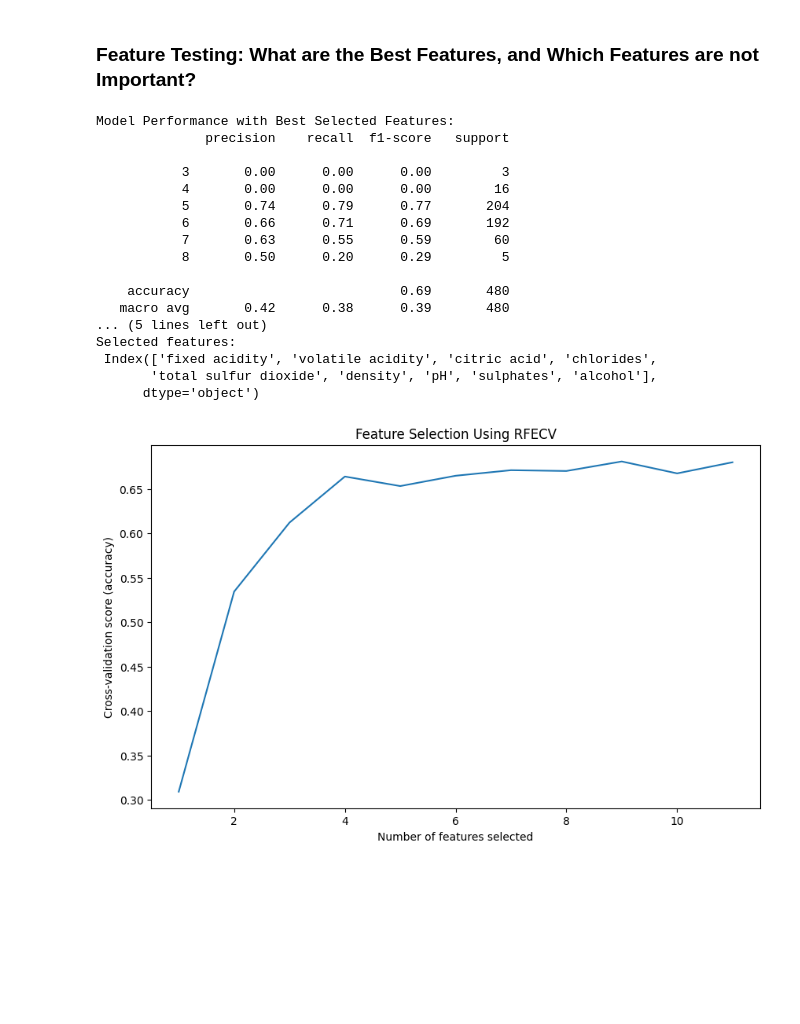
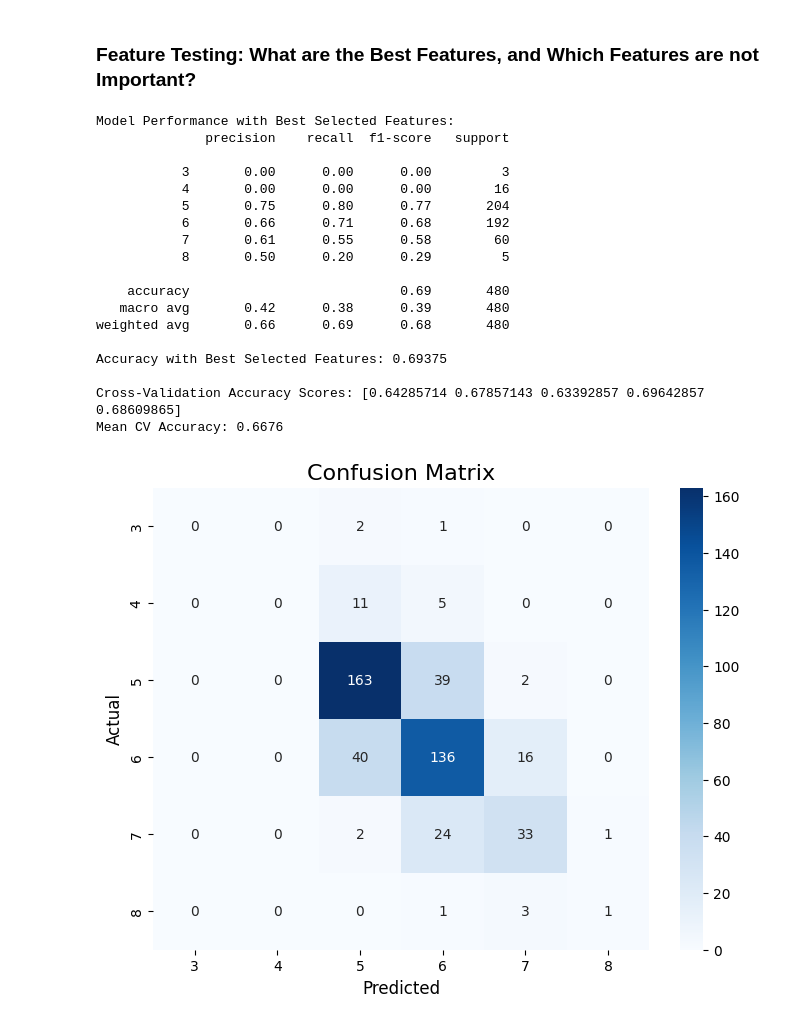
Before and after one commit to ktranfaglia1/DSCI470, a Jupyter notebook: Homework03/470_hw3.ipynb, the cells around one changed output. Cells and saved outputs as stored; diff of their text form; code cells hidden in the pictures; blank space fills up the shorter version.

```diff
--- a/Homework03/470_hw3.ipynb
+++ b/Homework03/470_hw3.ipynb
@@ -347,9 +419,13 @@ best_features = ['alcohol', 'total sulfur dioxide', 'sulphates', 'volatile acidi
 X_train_best = X_train[best_features]
 X_test_best = X_test[best_features]
 
+# Scale the data
+X_train_best_scaled = scaler.fit_transform(X_train_best)
+X_test_best_scaled = scaler.transform(X_test_best)
+
 # Train the model using only the selected features and make predictions on the test set
-best_rf.fit(X_train_best, y_train)
-rf_pred_best = best_rf.predict(X_test_best)
+best_rf.fit(X_train_best_scaled, y_train)
+rf_pred_best = best_rf.predict(X_test_best_scaled)
 
 # Display classification report for Random Forest model using selected features
 print("Model Performance with Best Selected Features:")
@@ -358,6 +434,20 @@ print(classification_report(y_test, rf_pred_best, zero_division=0))
 # Get and display accuracy score for Random Forest model using selected features
 accuracy_best = accuracy_score(y_test, rf_pred_best)
 print(f"Accuracy with Best Selected Features: {accuracy_best}")
+
+# Get and display Cross-Validation Scores
+cv_scores = cross_val_score(best_rf, X_train_best_scaled, y_train, cv=5, scoring='accuracy')
+print(f"\nCross-Validation Accuracy Scores: {cv_scores}")
+print(f"Mean CV Accuracy: {cv_scores.mean():.4f}")
+
+# Make and display Confusion Matrix
+conf_matrix = confusion_matrix(y_test, rf_pred_best)
+plt.figure(figsize=(8, 6))
+sns.heatmap(conf_matrix, annot=True, fmt='d', cmap='Blues', xticklabels=sorted(y_test.unique()), yticklabels=sorted(y_test.unique()))
+plt.title('Confusion Matrix', fontsize=16)
+plt.xlabel('Predicted', fontsize=12)
+plt.ylabel('Actual', fontsize=12)
+plt.show()
 
 # Initialize RFECV (tunes the number of features using cross-validation) using accuracy as the scoring metric
 rfecv = RFECV(
@@ -368,58 +458,66 @@ rfecv = RFECV(
     n_jobs=-1  # Use all processors
 )
 
-# Fit the RFECV model to find the best feature combination
+# Fit the RFECV model to find the optimal feature combination
 rfecv.fit(X_train, y_train)
+selected_features = X_train.columns[rfecv.support_]
 
-# Check the number of features selected
-print(f"\nOptimal number of features: {rfecv.n_features_}")
-
-# List the selected features
-selected_features = X_train.columns[rfecv.support_]
+# Display the number of features selected and a list of the selected features
+print(f"\nOptimal number of features by RFECV: {rfecv.n_features_}")
 print("Selected features:\n", selected_features)
 
 # Plot number of features vs. cross-validation scores
 plt.figure(figsize=(10, 6))
 plt.xlabel("Number of features selected")
-plt.ylabel("Cross-validation score (accuracy)")
+plt.ylabel("Cross-validation accuracy score")
 plt.title("Feature Selection Using RFECV")
 plt.plot(range(1, len(rfecv.cv_results_['mean_test_score']) + 1), rfecv.cv_results_['mean_test_score'])
 plt.show()
 
 # Create list of the optimal features identified above with RFECV
 optimal_features = ['fixed acidity', 'volatile acidity', 'citric acid', 'chlorides', 'total sulfur dioxide', 'density', 'pH', 'sulphates', 'alcohol']
 
 # Create a new training/testing set with only the optimal features
 X_train_optimal = X_train[optimal_features]
 X_test_optimal = X_test[optimal_features]
 
+# Scale the data
+X_train_optimal_scaled = scaler.fit_transform(X_train_optimal)
+X_test_optimal_scaled = scaler.transform(X_test_optimal)
+
 # Train the model using only the selected features and make predictions on the test set
-best_rf.fit(X_train_optimal, y_train)
-rf_pred_optimal = best_rf.predict(X_test_optimal)
+best_rf.fit(X_train_optimal_scaled, y_train)
+rf_pred_optimal = best_rf.predict(X_test_optimal_scaled)
 
 # Display classification report for Random Forest model using selected features
-print("Model Performance with Optimal Selected Features:")
+print("Model Performance with Optimal Selected Features (RFECV):")
 print(classification_report(y_test, rf_pred_optimal, zero_division=0))
 
 # Get and display accuracy score for Random Forest model using selected features
 accuracy_optimal = accuracy_score(y_test, rf_pred_optimal)
-print(f"Accuracy with Optimal Selected Features: {accuracy_optimal}")
+print(f"Accuracy with Optimal Selected Features (RFECV): {accuracy_optimal}")
+
+# Get and display Cross-Validation Scores
+cv_scores = cross_val_score(best_rf, X_train_optimal_scaled, y_train, cv=5, scoring='accuracy')
+print(f"\nCross-Validation Accuracy Scores: {cv_scores}")
+print(f"Mean CV Accuracy: {cv_scores.mean():.4f}")
 # %% [output]
 Model Performance with Best Selected Features:
               precision    recall  f1-score   support
 
            3       0.00      0.00      0.00         3
            4       0.00      0.00      0.00        16
-           5       0.74      0.79      0.77       204
-           6       0.66      0.71      0.69       192
-           7       0.63      0.55      0.59        60
+           5       0.75      0.80      0.77       204
+           6       0.66      0.71      0.68       192
+           7       0.61      0.55      0.58        60
            8       0.50      0.20      0.29         5
 
     accuracy                           0.69       480
    macro avg       0.42      0.38      0.39       480
-... (5 lines left out)
-Selected features:
- Index(['fixed acidity', 'volatile acidity', 'citric acid', 'chlorides',
-       'total sulfur dioxide', 'density', 'pH', 'sulphates', 'alcohol'],
-      dtype='object')
+weighted avg       0.66      0.69      0.68       480
+
+Accuracy with Best Selected Features: 0.69375
+
+Cross-Validation Accuracy Scores: [0.64285714 0.67857143 0.63392857 0.69642857 0.68609865]
+Mean CV Accuracy: 0.6676
-[figure, old version]
+[figure, new version]
```
Also changed, not shown: parts of 8 cells of this notebook.
